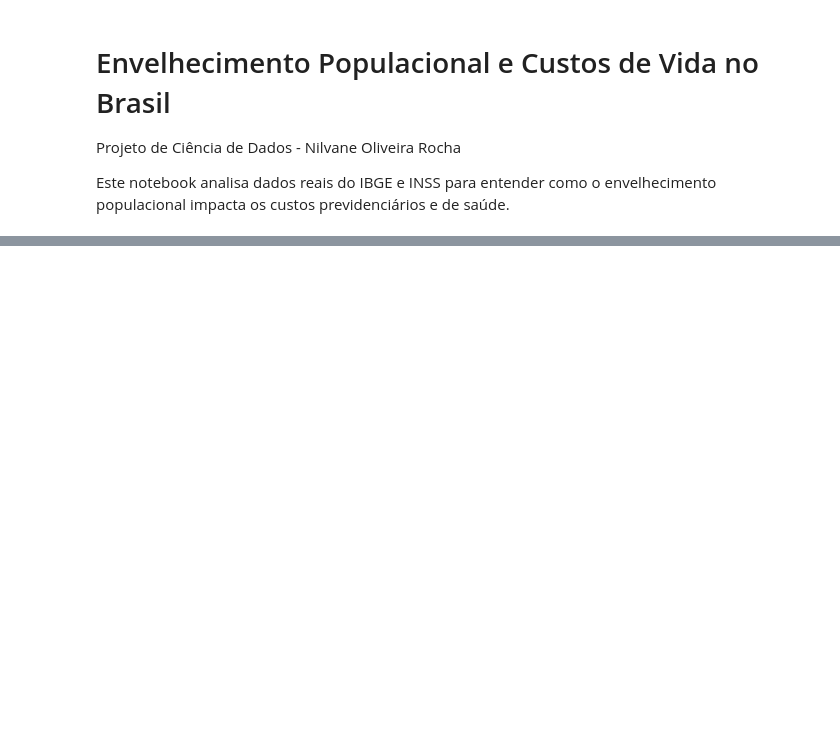
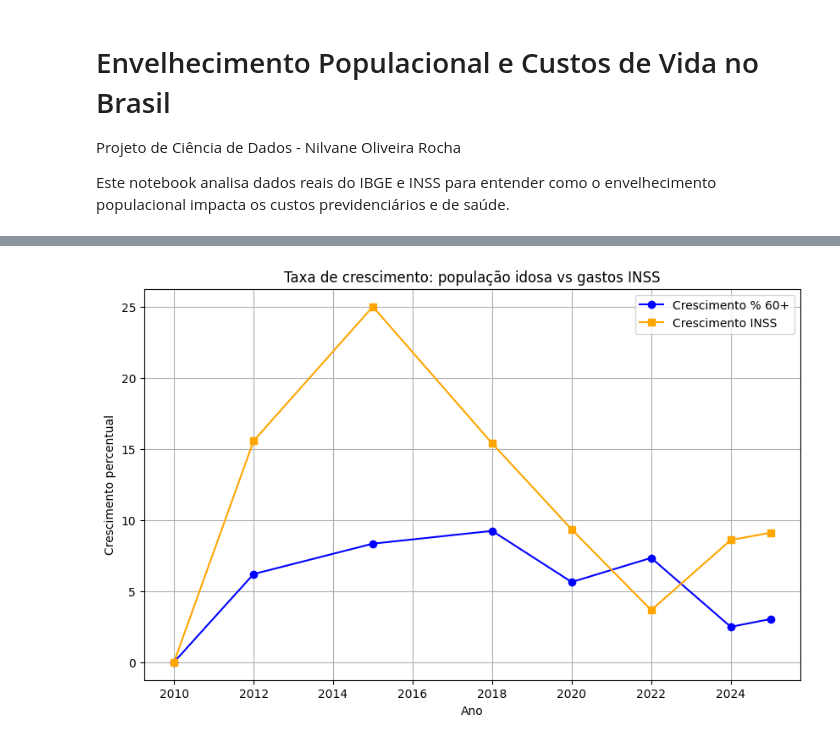
Before and after one commit to nilvy/portfolio-ciencia-de-dados-nilvane, a Jupyter notebook: economia_envelhecimento/notebook.ipynb, the cells around one changed output, grey strips where cells are left out. Cells and saved outputs as stored; diff of their text form; code cells hidden in the pictures; blank space fills up the shorter version.

```diff
--- a/economia_envelhecimento/notebook.ipynb
+++ b/economia_envelhecimento/notebook.ipynb
@@ -28,0 +66,23 @@ print("Previsão de gasto INSS em 2030:", round(prev_2030[0], 2), "R$ Bi")
+# %%
+# Garantir que a coluna 'Ano' é numérica
+df["Ano"] = pd.to_numeric(df["Ano"], errors="coerce")
+
+# Calcular crescimento percentual corretamente com as colunas que existem
+df["Crescimento_60+"] = df["Populacao_60+"].pct_change() * 100
+df["Crescimento_INSS"] = df["Gasto_INSS_R$Bi"].pct_change() * 100
+
+# Tratar valores NaN do primeiro período
+df[["Crescimento_60+", "Crescimento_INSS"]] = df[["Crescimento_60+", "Crescimento_INSS"]].fillna(0)
+
+# Plot seguro com parâmetros nomeados
+plt.figure(figsize=(10,6))
+plt.plot(df["Ano"], df["Crescimento_60+"], label="Crescimento % 60+", color="blue", marker="o", linestyle="-")
+plt.plot(df["Ano"], df["Crescimento_INSS"], label="Crescimento INSS", color="orange", marker="s", linestyle="-")
+plt.xlabel("Ano")
+plt.ylabel("Crescimento percentual")
+plt.title("Taxa de crescimento: população idosa vs gastos INSS")
+plt.legend()
+plt.grid(True)
+plt.show()
+# %% [output]
+[figure, added]
```
Also changed, not shown: parts of 5 cells of this notebook.
